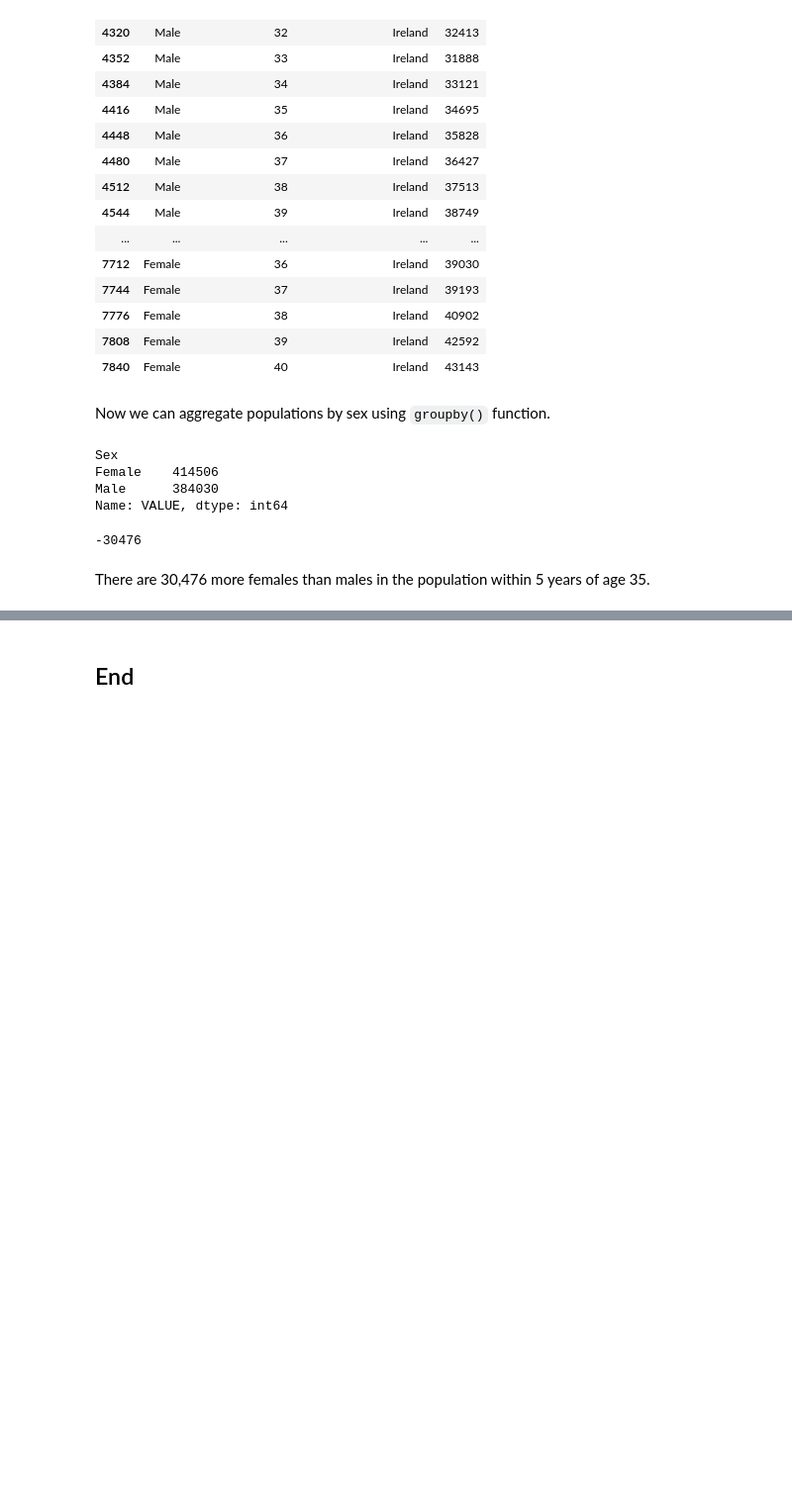
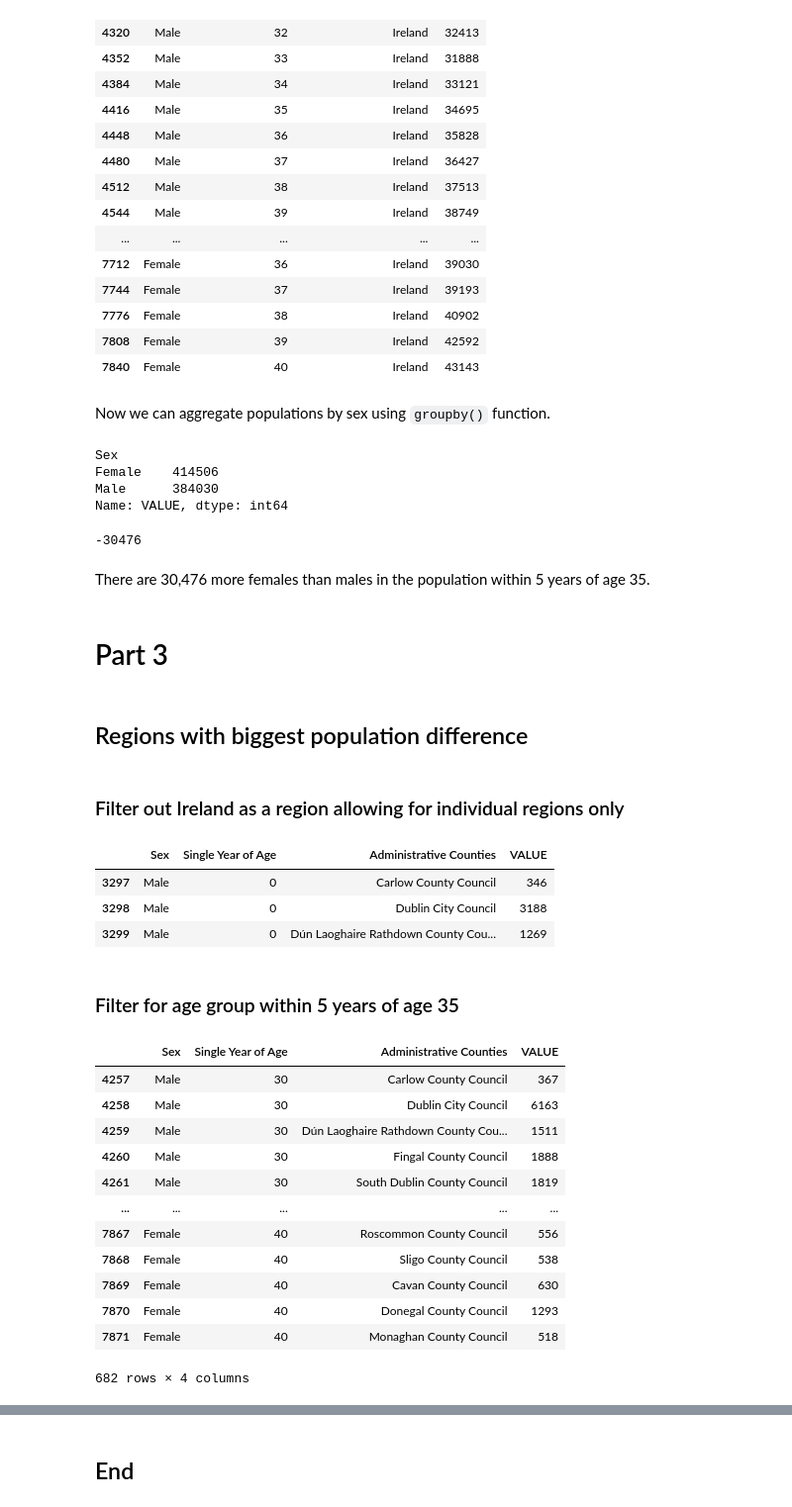
Before and after one commit to Oksyyy/programming-for-data-analytics, a Jupyter notebook: assignments/assignment05-population.ipynb, the cells around one changed output, grey strips where cells are left out. Shown at 99% size. Drawn from its saved outputs; the diff is of its cells as text; code cells hidden in the pictures; blank space fills up the shorter version.

Commit message:
added part 3 to assignment 5, refined overall notebook

```diff
--- a/assignments/assignment05-population.ipynb
+++ b/assignments/assignment05-population.ipynb
@@ -22,4 +20,0 @@ df.tail(3)
-# %%
-df = df[df['Sex'] != 'Both sexes']
-df = df[df['Administrative Counties'] == 'Ireland']
-df.head(3)
@@ -250,3 +251,40 @@ population_difference
 -30476
 # %% [markdown]
 There are 30,476 more females than males in the population within 5 years of age 35.
+# %% [markdown]
+# Part 3
+# %% [markdown]
+## Regions with biggest population difference
+# %% [markdown]
+### Filter out Ireland as a region allowing for individual regions only
+# %%
+df_allregions = df[df['Administrative Counties'] != 'Ireland']
+
+df_allregions.head(3)
+# %% [output]
+|  | Sex | Single Year of Age | Administrative Counties | VALUE |
+| 3297 | Male | 0 | Carlow County Council | 346 |
+| 3298 | Male | 0 | Dublin City Council | 3188 |
+| 3299 | Male | 0 | Dún Laoghaire Rathdown County Cou... | 1269 |
+# %% [markdown]
+### Filter for age group within 5 years of age 35
+# %%
+# Filter for people within 5 years of that age
+age_group = df_allregions[(df_allregions['Single Year of Age'] >= age_35- 5) &
+                (df_allregions['Single Year of Age'] <= age_35 + 5)]
+
+age_group
+# %% [output]
+|  | Sex | Single Year of Age | Administrative Counties | VALUE |
+| 4257 | Male | 30 | Carlow County Council | 367 |
+| 4258 | Male | 30 | Dublin City Council | 6163 |
+| 4259 | Male | 30 | Dún Laoghaire Rathdown County Cou... | 1511 |
+| 4260 | Male | 30 | Fingal County Council | 1888 |
+| 4261 | Male | 30 | South Dublin County Council | 1819 |
+| ... | ... | ... | ... | ... |
+| 7867 | Female | 40 | Roscommon County Council | 556 |
+| 7868 | Female | 40 | Sligo County Council | 538 |
+| 7869 | Female | 40 | Cavan County Council | 630 |
+| 7870 | Female | 40 | Donegal County Council | 1293 |
+| 7871 | Female | 40 | Monaghan County Council | 518 |
+682 rows × 4 columns
```
Also changed, not shown: parts of 20 cells of this notebook.
